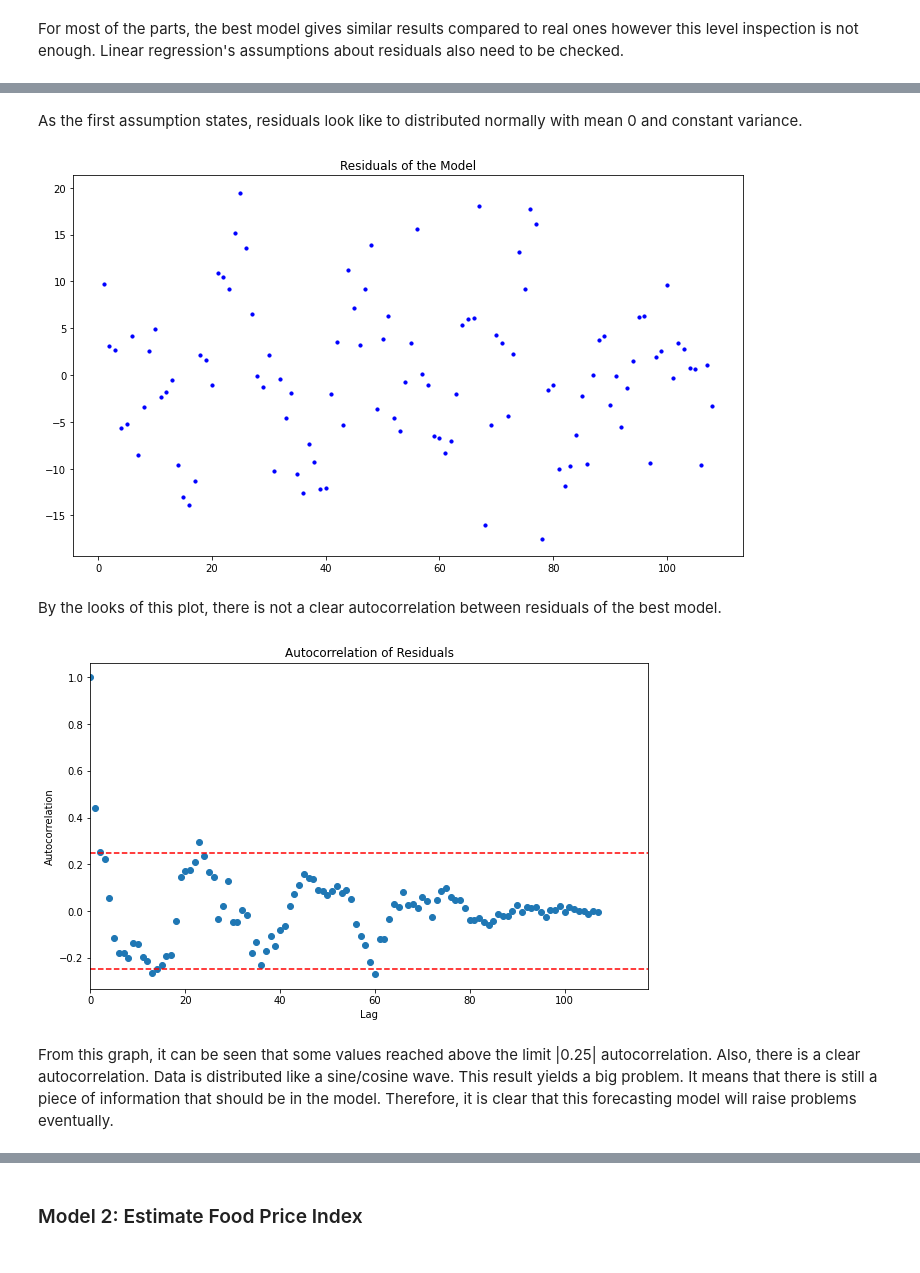
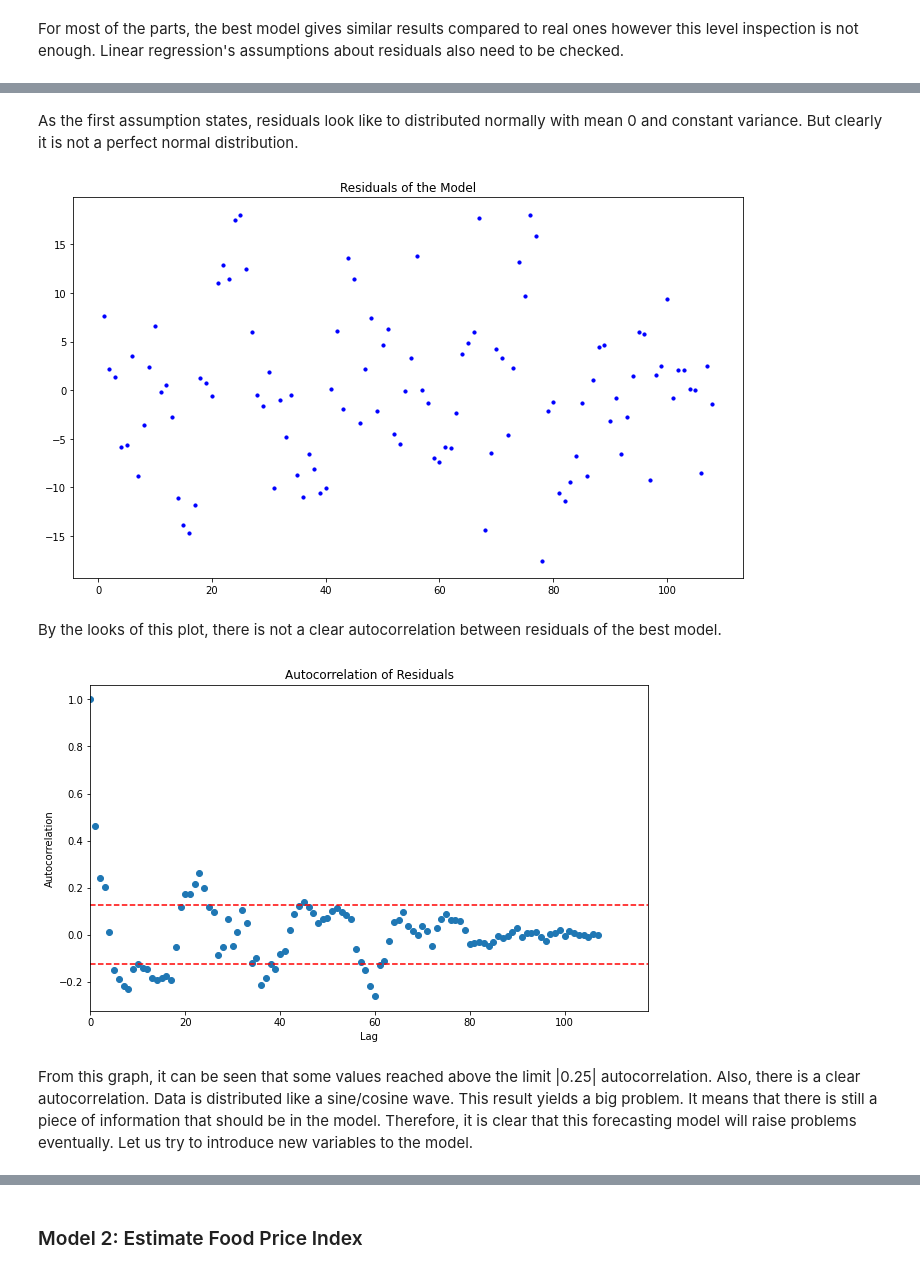
Before and after one commit to BU-IE-360/spring24-lmfaraday, a Jupyter notebook: Homework_1/report.ipynb, the cells around one changed output, grey strips where cells are left out. Drawn from its saved outputs; the diff is of its cells as text; code cells hidden in the pictures.

```diff
--- a/Homework_1/report.ipynb
+++ b/Homework_1/report.ipynb
@@ -518,5 +522,5 @@ plt.show()
 # %%
-best_set = independent_set_4.copy() # the best set is the one with the lowest test error to prevent overfitting
+best_set = independent_set_5.copy() # the best set is the one with the lowest test error to prevent overfitting
 
 lm = sm.OLS(a["Unemployement"], best_set)
 result = lm.fit()
@@ -559,5 +563,5 @@ result.resid.plot(kind="kde", title="Residuals", figsize=(10, 5))
 # %% [markdown]
-As the first assumption states, residuals look like to distributed normally with mean 0 and constant variance.
+As the first assumption states, residuals look like to distributed normally with mean 0 and constant variance. But clearly it is not a perfect normal distribution.
 # %%
 residual = result.resid
 
@@ -567,20 +571,20 @@ plt.title("Residuals of the Model")
 
 plt.show()
 # %% [output]
-[figure, old version]
+[figure, new version]
 # %% [markdown]
 By the looks of this plot, there is not a clear autocorrelation between residuals of the best model.
 # %%
 plt.figure(figsize=(10, 6))
 plt.acorr(residual, maxlags=len(residual)-1, usevlines = False, marker='o')
-plt.axhline(y=0.25, color='red', linestyle='--')
-plt.axhline(y=-0.25, color='red', linestyle='--')
+plt.axhline(y=0.125, color='red', linestyle='--')
+plt.axhline(y=-0.125, color='red', linestyle='--')
 plt.title("Autocorrelation of Residuals")
 plt.xlim(0, )
 plt.xlabel("Lag")
 plt.ylabel("Autocorrelation")
 plt.show()
 # %% [output]
-[figure, old version]
+[figure, new version]
 # %% [markdown]
-From this graph, it can be seen that some values reached above the limit |0.25| autocorrelation. Also, there is a clear autocorrelation. Data is distributed like a sine/cosine wave. This result yields a big problem. It means that there is still a piece of information that should be in the model. Therefore, it is clear that this forecasting model will raise problems eventually.
+From this graph, it can be seen that some values reached above the limit |0.25| autocorrelation. Also, there is a clear autocorrelation. Data is distributed like a sine/cosine wave. This result yields a big problem. It means that there is still a piece of information that should be in the model. Therefore, it is clear that this forecasting model will raise problems eventually. Let us try to introduce new variables to the model.
```
Also changed, not shown: parts of 62 cells of this notebook, 8 other files.
